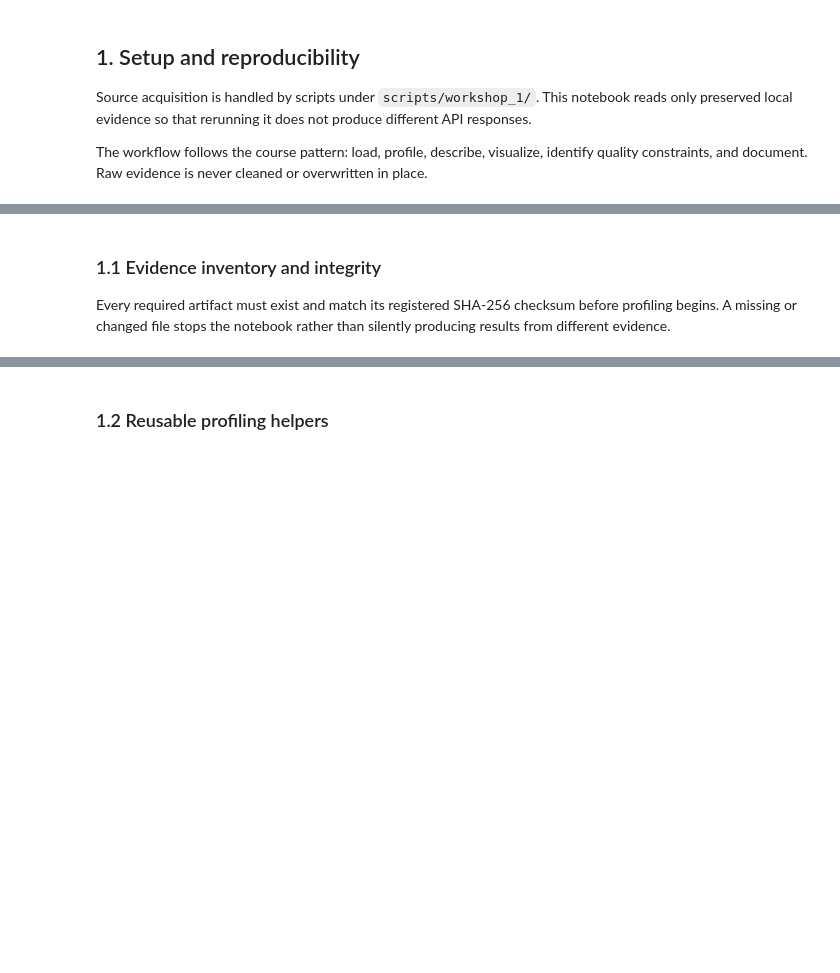
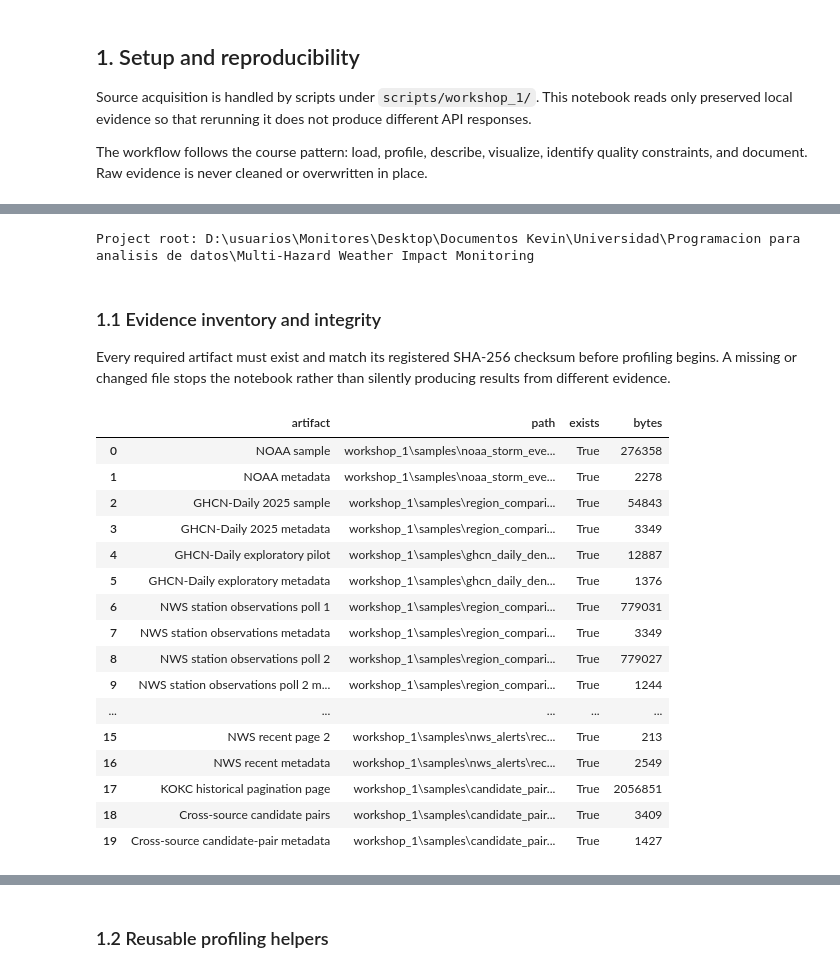
Before and after one commit to KevMasMas/multi-hazard-weather-monitoring, a Jupyter notebook: notebooks/01_source_profiling.ipynb, the cells around one changed output, grey strips where cells are left out. Drawn from its saved outputs; the diff is of its cells as text; code cells hidden in the pictures; blank space fills up the shorter version.

Commit message:
finalize Oklahoma scope and source validation

```diff
--- a/notebooks/01_source_profiling.ipynb
+++ b/notebooks/01_source_profiling.ipynb
@@ -74,14 +80,21 @@ NWS_RECENT_PAGE_2_PATH = SAMPLES_ROOT / "nws_alerts" / "recent_7d_page_2.geojson
 NWS_RECENT_METADATA_PATH = SAMPLES_ROOT / "nws_alerts" / "recent_7d_metadata.yaml"
 
 print("Project root:", PROJECT_ROOT)
-GHCN_SAMPLE_PATH = SAMPLES_ROOT / "ghcn_daily_usw00003017_2025.csv"
-GHCN_METADATA_PATH = SAMPLES_ROOT / "ghcn_daily_usw00003017_2025.metadata.json"
+REGION_COMPARISON_ROOT = SAMPLES_ROOT / "region_comparison"
+GHCN_SAMPLE_PATH = REGION_COMPARISON_ROOT / "ghcn_okc_usw00013967_2025.csv"
+GHCN_METADATA_PATH = REGION_COMPARISON_ROOT / "source_metadata.yaml"
 GHCN_PILOT_PATH = SAMPLES_ROOT / "ghcn_daily_denver_2025-06_to_09.csv"
 GHCN_PILOT_METADATA_PATH = SAMPLES_ROOT / "ghcn_daily_denver_2025-06_to_09.metadata.json"
-STATION_OBSERVATIONS_PATH = SAMPLES_ROOT / "nws_kden_observations_poll1.geojson"
-STATION_OBSERVATIONS_POLL2_PATH = SAMPLES_ROOT / "nws_kden_observations_poll2.geojson"
-STATION_OBSERVATIONS_POLL2_METADATA_PATH = SAMPLES_ROOT / "nws_kden_observations_poll2.metadata.json"
-STATION_OBSERVATIONS_METADATA_PATH = SAMPLES_ROOT / "nws_kden_observations_poll1.metadata.json"
+STATION_OBSERVATIONS_PATH = REGION_COMPARISON_ROOT / "nws_kokc_observations_snapshot.geojson"
+STATION_OBSERVATIONS_POLL2_PATH = REGION_COMPARISON_ROOT / "nws_kokc_observations_poll_2.geojson"
+STATION_OBSERVATIONS_POLL2_METADATA_PATH = REGION_COMPARISON_ROOT / "nws_kokc_observations_poll_2.metadata.json"
+STATION_OBSERVATIONS_METADATA_PATH = REGION_COMPARISON_ROOT / "source_metadata.yaml"
+CANDIDATE_PAIRS_ROOT = SAMPLES_ROOT / "candidate_pairs"
+STATION_HISTORY_PAGE_PATH = CANDIDATE_PAIRS_ROOT / "nws_kokc_observations_page_2.geojson"
+CANDIDATE_PAIRS_PATH = CANDIDATE_PAIRS_ROOT / "nws_alerts_kokc_candidate_pairs.csv"
+CANDIDATE_PAIRS_METADATA_PATH = CANDIDATE_PAIRS_ROOT / "source_metadata.yaml"
+# %% [output]
+Project root: D:\usuarios\Monitores\Desktop\Documentos Kevin\Universidad\Programacion para analisis de datos\Multi-Hazard Weather Impact Monitoring
 # %% [markdown]
 ### 1.1 Evidence inventory and integrity
 
@@ -94,33 +107,54 @@ EVIDENCE_PATHS = {
     "GHCN-Daily 2025 metadata": GHCN_METADATA_PATH,
     "GHCN-Daily exploratory pilot": GHCN_PILOT_PATH,
     "GHCN-Daily exploratory metadata": GHCN_PILOT_METADATA_PATH,
     "NWS station observations poll 1": STATION_OBSERVATIONS_PATH,
     "NWS station observations metadata": STATION_OBSERVATIONS_METADATA_PATH,
     "NWS station observations poll 2": STATION_OBSERVATIONS_POLL2_PATH,
     "NWS station observations poll 2 metadata": STATION_OBSERVATIONS_POLL2_METADATA_PATH,
     "NWS poll 1": NWS_POLL_1_PATH,
     "NWS poll 2": NWS_POLL_2_PATH,
     "NWS poll 1 metadata": NWS_POLL_1_METADATA_PATH,
     "NWS poll 2 metadata": NWS_POLL_2_METADATA_PATH,
     "NWS recent page 1": NWS_RECENT_PAGE_1_PATH,
     "NWS recent page 2": NWS_RECENT_PAGE_2_PATH,
     "NWS recent metadata": NWS_RECENT_METADATA_PATH,
+    "KOKC historical pagination page": STATION_HISTORY_PAGE_PATH,
+    "Cross-source candidate pairs": CANDIDATE_PAIRS_PATH,
+    "Cross-source candidate-pair metadata": CANDIDATE_PAIRS_METADATA_PATH,
 }
 
 evidence_inventory = pd.DataFrame([
     {
         "artifact": name,
         "path": str(path.relative_to(PROJECT_ROOT)),
         "exists": path.exists(),
         "bytes": path.stat().st_size if path.exists() else None,
     }
     for name, path in EVIDENCE_PATHS.items()
 ])
 display(evidence_inventory)
 
 missing_files = evidence_inventory.loc[~evidence_inventory["exists"], "artifact"].tolist()
 if missing_files:
     raise FileNotFoundError(f"Required evidence is missing: {missing_files}")
+# %% [output]
+|  | artifact | path | exists | bytes |
+| 0 | NOAA sample | workshop_1\samples\noaa_storm_eve... | True | 276358 |
+| 1 | NOAA metadata | workshop_1\samples\noaa_storm_eve... | True | 2278 |
+| 2 | GHCN-Daily 2025 sample | workshop_1\samples\region_compari... | True | 54843 |
+| 3 | GHCN-Daily 2025 metadata | workshop_1\samples\region_compari... | True | 3349 |
+| 4 | GHCN-Daily exploratory pilot | workshop_1\samples\ghcn_daily_den... | True | 12887 |
+| 5 | GHCN-Daily exploratory metadata | workshop_1\samples\ghcn_daily_den... | True | 1376 |
+| 6 | NWS station observations poll 1 | workshop_1\samples\region_compari... | True | 779031 |
+| 7 | NWS station observations metadata | workshop_1\samples\region_compari... | True | 3349 |
+| 8 | NWS station observations poll 2 | workshop_1\samples\region_compari... | True | 779027 |
+| 9 | NWS station observations poll 2 m... | workshop_1\samples\region_compari... | True | 1244 |
+| ... | ... | ... | ... | ... |
+| 15 | NWS recent page 2 | workshop_1\samples\nws_alerts\rec... | True | 213 |
+| 16 | NWS recent metadata | workshop_1\samples\nws_alerts\rec... | True | 2549 |
+| 17 | KOKC historical pagination page | workshop_1\samples\candidate_pair... | True | 2056851 |
+| 18 | Cross-source candidate pairs | workshop_1\samples\candidate_pair... | True | 3409 |
+| 19 | Cross-source candidate-pair metadata | workshop_1\samples\candidate_pair... | True | 1427 |
 # %%
 def sha256_file(path: Path) -> str:
     digest = hashlib.sha256()
```
Also changed, not shown: parts of 26 cells of this notebook, 33 other files.
